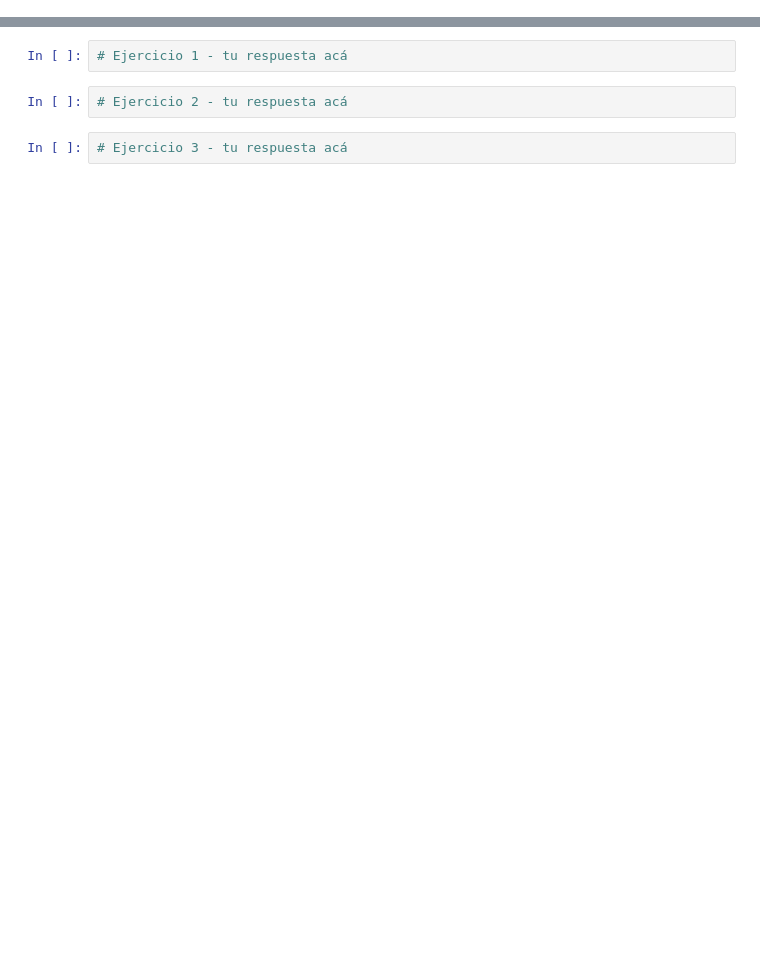
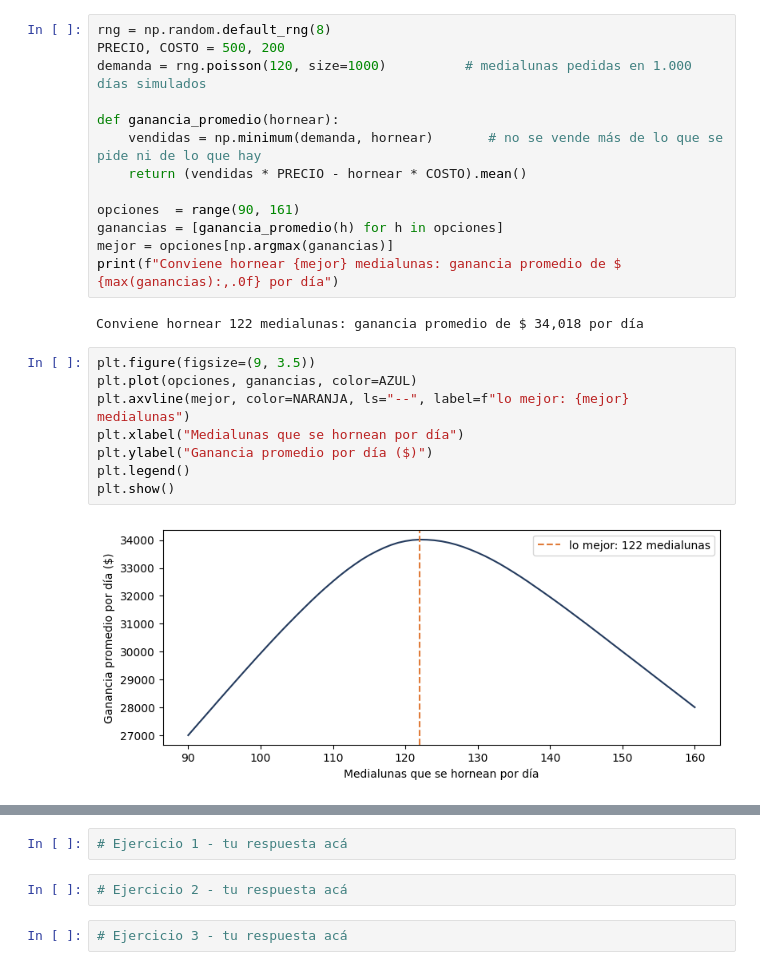
Before and after one commit to Datso653/Laboratorio-de-metodos-Cuantitativos-Aplicados-a-la-gestion, a Jupyter notebook: notebooks/19_Simulacion_de_datos_y_muestreo.ipynb, the cells around one changed output, grey strips where cells are left out. Cells and saved outputs as stored; diff of their text form; blank space fills up the shorter version.

```diff
--- a/notebooks/19_Simulacion_de_datos_y_muestreo.ipynb
+++ b/notebooks/19_Simulacion_de_datos_y_muestreo.ipynb
@@ -618,0 +210,25 @@ Verificalo: sacá 1.000 muestras de ese tamaño y contá en qué porcentaje de e
+# %%
+rng = np.random.default_rng(8)
+PRECIO, COSTO = 500, 200
+demanda = rng.poisson(120, size=1000)          # medialunas pedidas en 1.000 días simulados
+
+def ganancia_promedio(hornear):
+    vendidas = np.minimum(demanda, hornear)       # no se vende más de lo que se pide ni de lo que hay
+    return (vendidas * PRECIO - hornear * COSTO).mean()
+
+opciones  = range(90, 161)
+ganancias = [ganancia_promedio(h) for h in opciones]
+mejor = opciones[np.argmax(ganancias)]
+print(f"Conviene hornear {mejor} medialunas: ganancia promedio de $ {max(ganancias):,.0f} por día")
+# %% [output]
+Conviene hornear 122 medialunas: ganancia promedio de $ 34,018 por día
+# %%
+plt.figure(figsize=(9, 3.5))
+plt.plot(opciones, ganancias, color=AZUL)
+plt.axvline(mejor, color=NARANJA, ls="--", label=f"lo mejor: {mejor} medialunas")
+plt.xlabel("Medialunas que se hornean por día")
+plt.ylabel("Ganancia promedio por día ($)")
+plt.legend()
+plt.show()
+# %% [output]
+[figure, added]
```
Also changed, not shown: parts of 89 cells of this notebook, 4 other files.
